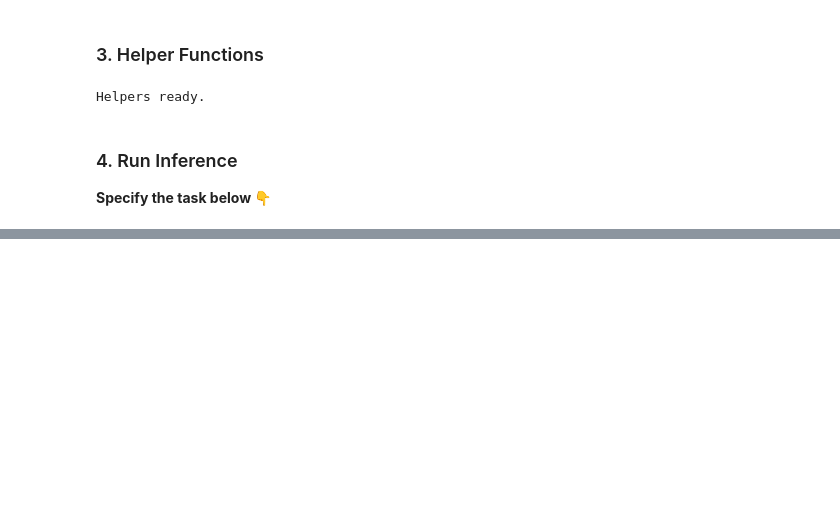
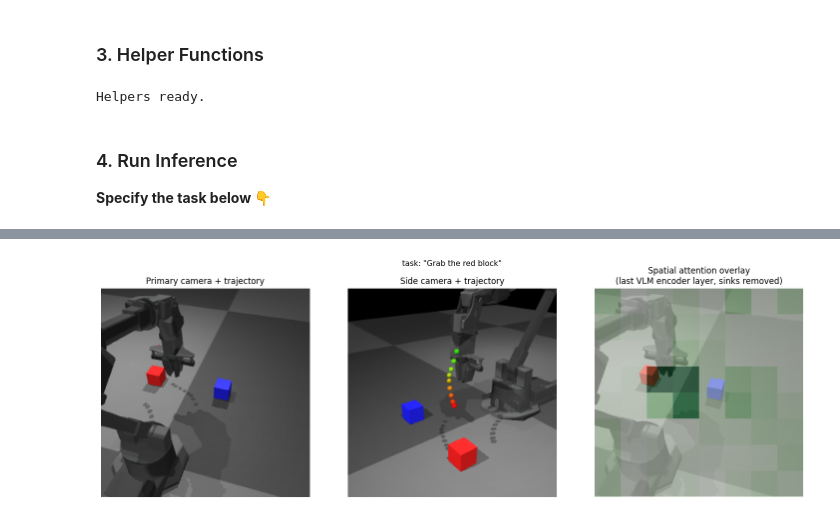
Before and after one commit to avikde/vla-pipeline, a Jupyter notebook: xvla_widowx_vis_traj.ipynb, the cells around one changed output, grey strips where cells are left out. Cells and saved outputs as stored; diff of their text form; code cells hidden in the pictures; blank space fills up the shorter version.

Commit message:
visualiez attn

```diff
--- a/xvla_widowx_vis_traj.ipynb
+++ b/xvla_widowx_vis_traj.ipynb
@@ -291,0 +250,93 @@ Predicted trajectory (first 10 targets):
+# %%
+# Render trajectory views (with colored dots) for use in the visualization below
+snap_up   = render_camera('up',   trajectory=cached_action_targets)
+snap_side = render_camera('side', trajectory=cached_action_targets)
+
+with torch.inference_mode():
+    # Stack both camera images: [1, 2, C, H, W]
+    image_input = torch.cat([img_tensor.unsqueeze(1), img2_tensor.unsqueeze(1)], dim=1)
+
+    # Encode images (same flattening as forward_vlm)
+    flat_imgs = image_input.flatten(0, 1)                    # [2, C, H, W]
+    valid_feats = policy.model.vlm._encode_image(flat_imgs)  # [2, P, D]
+    P = valid_feats.shape[1]
+    image_features = valid_feats.view(1, 2, P, -1)           # [1, 2, P, D]
+
+    # Language embeddings
+    inputs_embeds = policy.model.vlm.get_input_embeddings()(language_tokens)  # [1, L, D]
+
+    # Merge primary image (cam 0) + language → [1, P+L, D]
+    merged_embeds, attn_mask = policy.model.vlm._merge_input_ids_with_image_features(
+        image_features[:, 0], inputs_embeds
+    )
+
+    # BART encoder with attention weights enabled
+    encoder = policy.model.vlm.language_model.model.encoder
+    enc_out = encoder(
+        attention_mask=attn_mask,
+        inputs_embeds=merged_embeds,
+        output_attentions=True,
+    )
+
+# Last-layer attention: average over heads → [S, S]
+last_attn = enc_out.attentions[-1][0].cpu().float()  # [H, S, S]
+attn_avg  = last_attn.mean(dim=0).numpy()            # [S, S]
+
+n_lang = inputs_embeds.shape[1]
+n_img  = attn_avg.shape[0] - n_lang
+S      = attn_avg.shape[0]
+
+# Token labels
+lang_strs  = tokenizer.convert_ids_to_tokens(language_tokens[0].cpu().tolist())
+tok_labels = [f"img{i}" for i in range(n_img)] + lang_strs
+
+# ── Spatial overlay (attention sinks removed) ──────────────────────────────────
+# DaViT produces 64 spatial patches (8×8 grid) + 1 globally-pooled token = 65.
+N_SPATIAL = 64
+GRID      = int(N_SPATIAL ** 0.5)   # 8
+PATCH_PX  = VLA_WIDTH // GRID       # 32 px per patch side
+
+sink_ids     = {tokenizer.bos_token_id, tokenizer.eos_token_id}
+lang_id_list = language_tokens[0].cpu().tolist()
+sink_indices = {n_img + i for i, tid in enumerate(lang_id_list) if tid in sink_ids}
+
+non_sink         = [i for i in range(S) if i not in sink_indices]
+attn_no_sink     = attn_avg[np.ix_(non_sink, non_sink)]
+img_cols_reduced = [non_sink.index(i) for i in range(N_SPATIAL) if i in non_sink]
+spatial_attn     = attn_no_sink[:, img_cols_reduced].mean(0)   # [N_SPATIAL]
+spatial_grid     = spatial_attn.reshape(GRID, GRID)             # [8, 8]
+
+heatmap = np.kron(spatial_grid, np.ones((PATCH_PX, PATCH_PX)))  # [256, 256]
+heatmap = (heatmap - heatmap.min()) / (heatmap.max() - heatmap.min() + 1e-8)
+
+# ── 3-panel visualization ───────────────────────────────────────────────────────
+fig, axes = plt.subplots(1, 3, figsize=(15, 5))
+
+axes[0].imshow(snap_up)
+axes[0].set_title("Primary camera + trajectory")
+axes[0].axis('off')
+
+axes[1].imshow(snap_side)
+axes[1].set_title("Side camera + trajectory")
+axes[1].axis('off')
+
+axes[2].imshow(img)
+axes[2].imshow(heatmap, cmap='Greens', alpha=0.5, extent=[0, VLA_WIDTH, VLA_HEIGHT, 0])
+axes[2].set_title("Spatial attention overlay\n(last VLM encoder layer, sinks removed)")
+axes[2].axis('off')
+
+plt.suptitle(f'task: "{task_instruction}"', fontsize=11)
+plt.tight_layout()
+plt.show()
+
+# Top-10 tokens
+attn_received = attn_avg.mean(0)
+top10 = attn_received.argsort()[::-1][:10]
+print(f"Token sequence: {n_img} image patches + {n_lang} language tokens = {S} total")
+print(f"\nTop-10 most-attended tokens:")
+for rank, idx in enumerate(top10):
+    label = tok_labels[idx] if idx < len(tok_labels) else f"tok{idx}"
+    sink_marker = " <- sink" if idx in sink_indices else ""
+    print(f"  {rank+1:2d}. [{idx:3d}] {label!r:<20s}  weight={attn_received[idx]:.5f}{sink_marker}")
+# %% [output]
+[figure, added]
```
Also changed, not shown: parts of 5 cells of this notebook.
